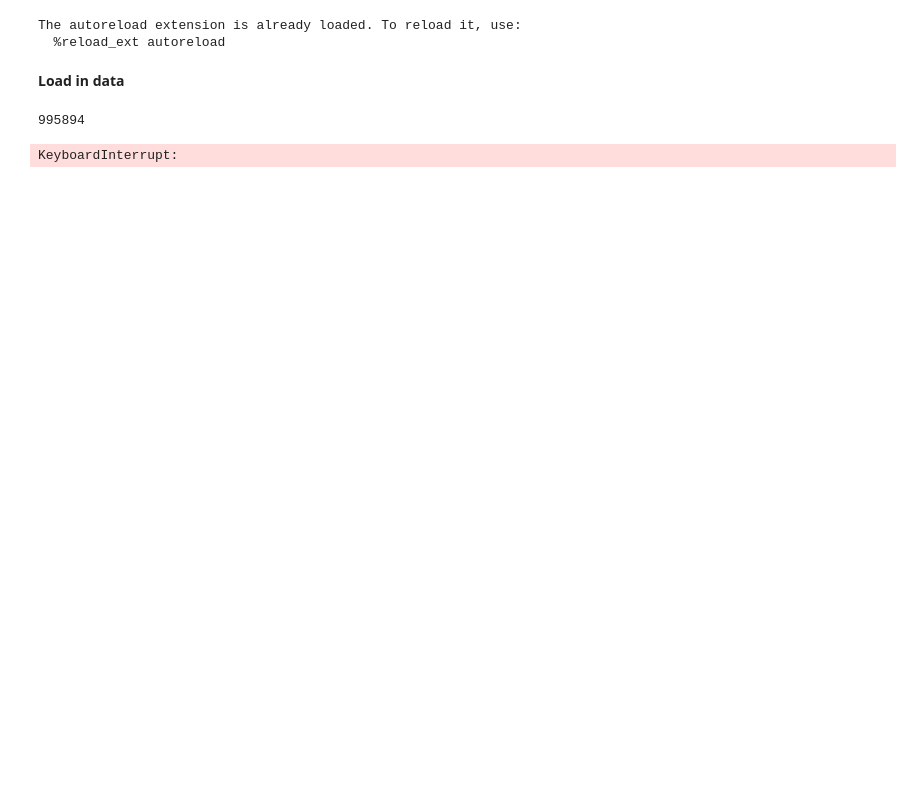
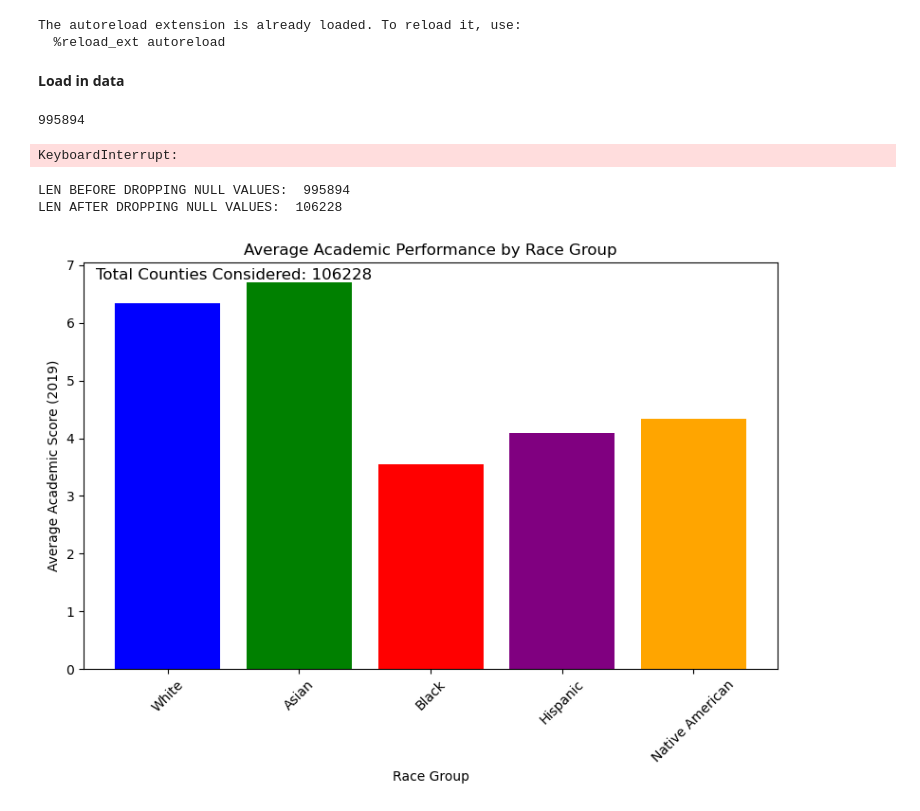
Before and after one commit to csci1951a-spring-2025/final-projects-mink, a Jupyter notebook: ml.ipynb, the cells around one changed output. Saved outputs shown, nothing was run; the diff lists cells and outputs as text; code cells hidden in the pictures; blank space fills up the shorter version.

```diff
--- a/ml.ipynb
+++ b/ml.ipynb
@@ -123,2 +123,45 @@ df
 # %% [output]
 KeyboardInterrupt:
+# %%
+# Load the dataset
+df = pd.read_csv("data/full_joined_table.csv")
+
+# Select relevant columns and check for null values
+print("LEN BEFORE DROPPING NULL VALUES: ", len(df))
+df = df.dropna(subset=['gcs_mn_wht', 'gcs_mn_asn', 'gcs_mn_blk', 'gcs_mn_hsp', 'gcs_mn_nam'])
+print("LEN AFTER DROPPING NULL VALUES: ", len(df))
+
+# Calculate the average score for each group
+avg_scores = {
+    'White': df['gcs_mn_wht'].mean(),
+    'Asian': df['gcs_mn_asn'].mean(),
+    'Black': df['gcs_mn_blk'].mean(),
+    'Hispanic': df['gcs_mn_hsp'].mean(),
+    'Native American': df['gcs_mn_nam'].mean()
+}
+
+# Convert the dictionary to a DataFrame for easier plotting
+score_df = pd.DataFrame(list(avg_scores.items()), columns=['Race Group', 'Average Score'])
+
+# Plotting
+plt.figure(figsize=(8, 6))
+bars = plt.bar(score_df['Race Group'], score_df['Average Score'], color=['blue', 'green', 'red', 'purple', 'orange'])
+
+# Add total county label on the graph
+total_counties = len(df)
+plt.text(0.5, max(score_df['Average Score']), f'Total Counties Considered: {total_counties}',
+         ha='center', va='bottom', fontsize=12, color='black')
+
+# Add labels and title
+plt.ylabel('Average Academic Score (2019)')
+plt.xlabel('Race Group')
+plt.title('Average Academic Performance by Race Group')
+plt.xticks(rotation=45)
+plt.tight_layout()
+
+# Show the plot
+plt.show()
+# %% [output]
+LEN BEFORE DROPPING NULL VALUES:  995894
+LEN AFTER DROPPING NULL VALUES:  106228
+[figure, added]
```
Also changed, not shown: parts of 3 cells of this notebook.
